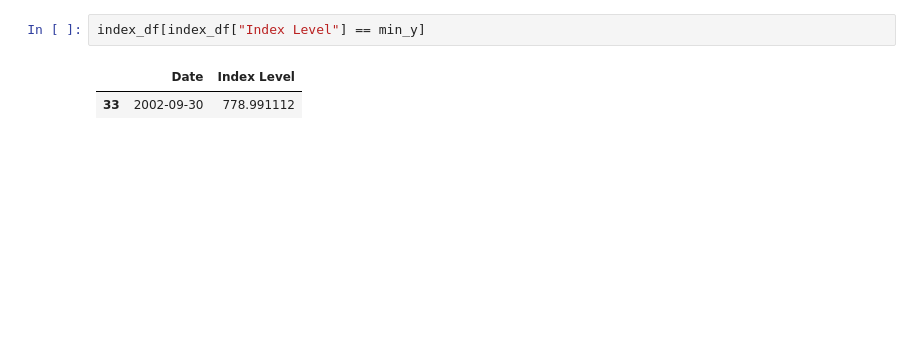
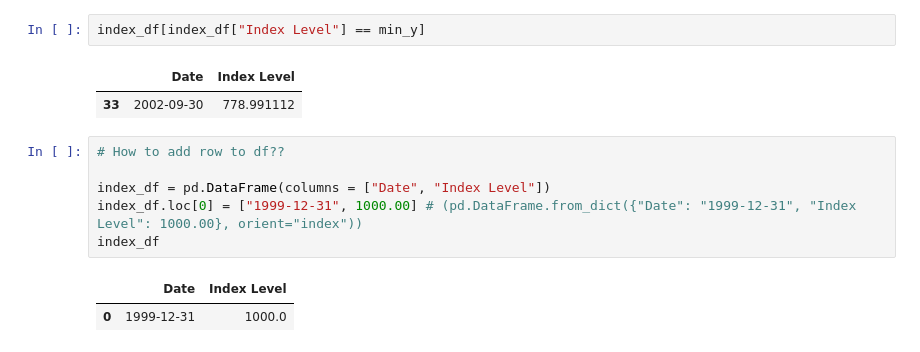
Before and after one commit to uWaterloo-CFM/CFM-301, a Jupyter notebook: Assignment 1/Data Assignment 1.ipynb, the cells around one changed output. Drawn from its saved outputs; the diff is of its cells as text; blank space fills up the shorter version.

```diff
--- a/Assignment 1/Data Assignment 1.ipynb
+++ b/Assignment 1/Data Assignment 1.ipynb
@@ -234,3 +239,12 @@ index_df[index_df["Index Level"] == min_y]
 # %% [output]
 |  | Date | Index Level |
 | 33 | 2002-09-30 | 778.991112 |
+# %%
+# How to add row to df??
+
+index_df = pd.DataFrame(columns = ["Date", "Index Level"])
+index_df.loc[0] = ["1999-12-31", 1000.00] # (pd.DataFrame.from_dict({"Date": "1999-12-31", "Index Level": 1000.00}, orient="index"))
+index_df
+# %% [output]
+|  | Date | Index Level |
+| 0 | 1999-12-31 | 1000.0 |
```
Also changed, not shown: parts of 3 cells of this notebook, 1 other file.
